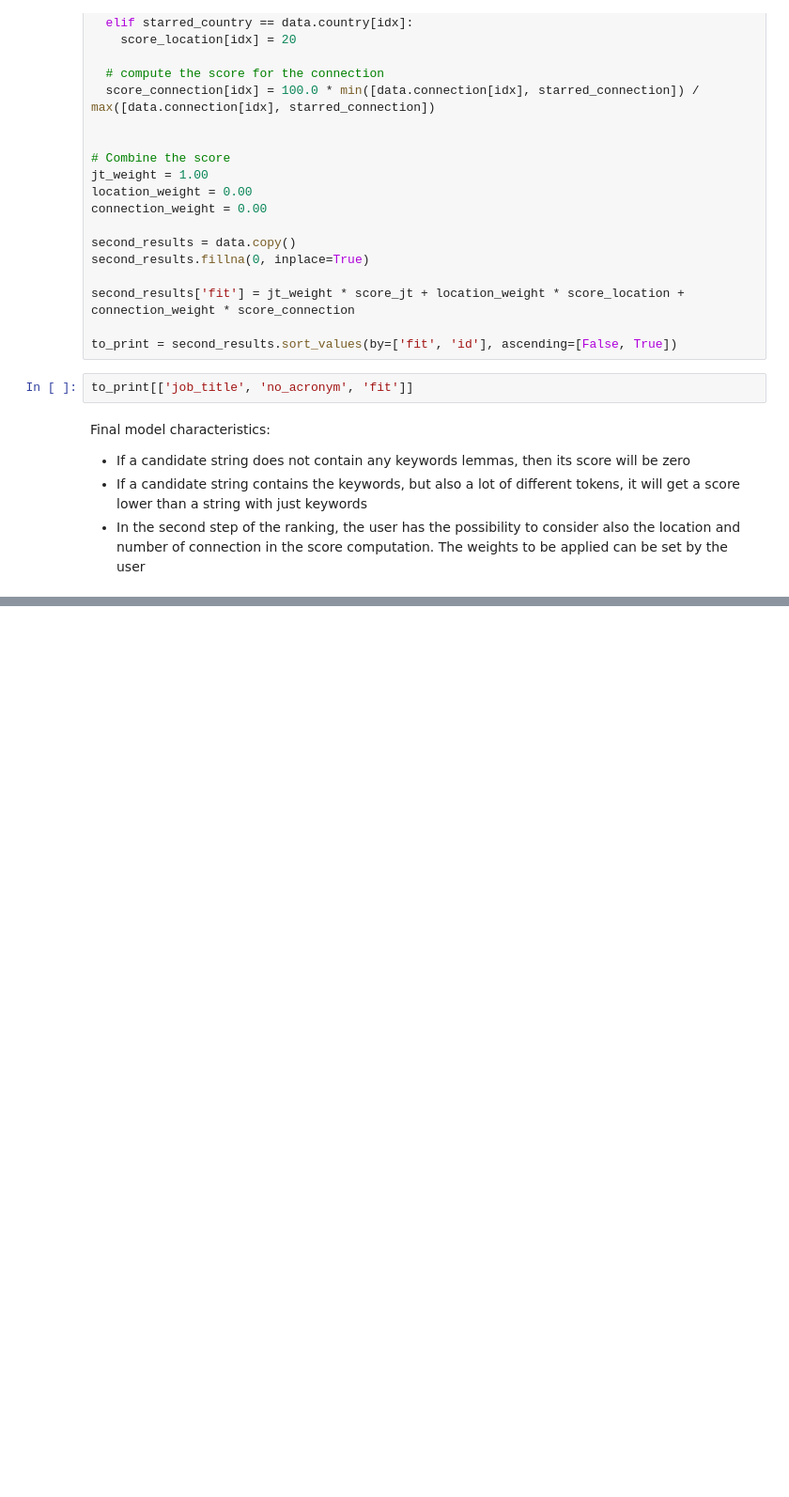
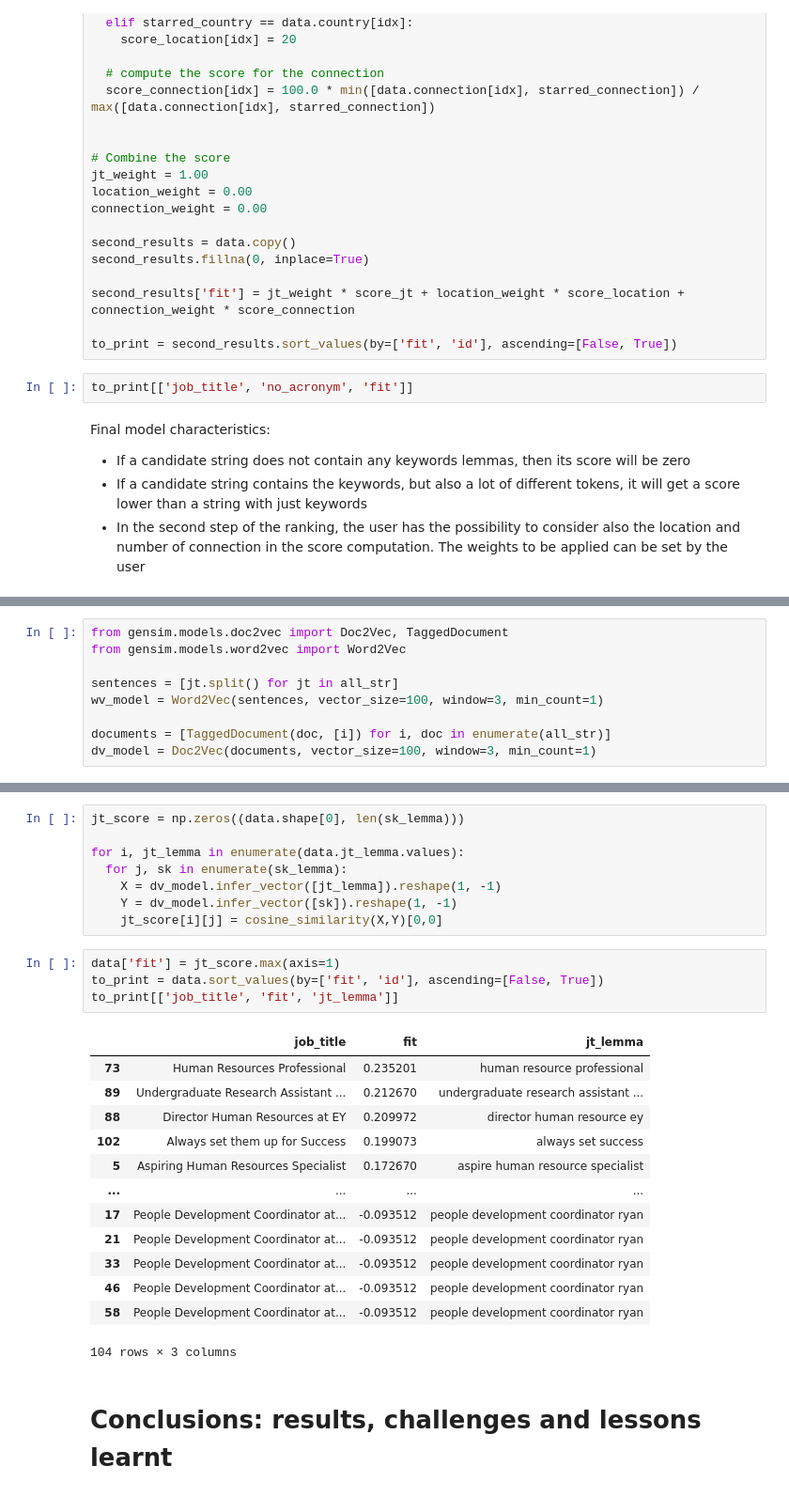
Before and after one commit to Ilvecho/Potential-Talent, a Jupyter notebook: P3_notebook.ipynb, the cells around one changed output, grey strips where cells are left out. Shown at 94% size. Drawn from its saved outputs; the diff is of its cells as text; blank space fills up the shorter version.

```diff
--- a/P3_notebook.ipynb
+++ b/P3_notebook.ipynb
@@ -1630,0 +1635,9 @@ Final model characteristics:
+# %%
+from gensim.models.doc2vec import Doc2Vec, TaggedDocument
+from gensim.models.word2vec import Word2Vec
+
+sentences = [jt.split() for jt in all_str]
+wv_model = Word2Vec(sentences, vector_size=100, window=3, min_count=1)
+
+documents = [TaggedDocument(doc, [i]) for i, doc in enumerate(all_str)]
+dv_model = Doc2Vec(documents, vector_size=100, window=3, min_count=1)
@@ -1630,0 +1664,28 @@ Final model characteristics:
+# %%
+jt_score = np.zeros((data.shape[0], len(sk_lemma)))
+
+for i, jt_lemma in enumerate(data.jt_lemma.values):
+  for j, sk in enumerate(sk_lemma):
+    X = dv_model.infer_vector([jt_lemma]).reshape(1, -1)
+    Y = dv_model.infer_vector([sk]).reshape(1, -1)
+    jt_score[i][j] = cosine_similarity(X,Y)[0,0]
+# %%
+data['fit'] = jt_score.max(axis=1)
+to_print = data.sort_values(by=['fit', 'id'], ascending=[False, True])
+to_print[['job_title', 'fit', 'jt_lemma']]
+# %% [output]
+|  | job_title | fit | jt_lemma |
+| 73 | Human Resources Professional | 0.235201 | human resource professional |
+| 89 | Undergraduate Research Assistant ... | 0.212670 | undergraduate research assistant ... |
+| 88 | Director Human Resources at EY | 0.209972 | director human resource ey |
+| 102 | Always set them up for Success | 0.199073 | always set success |
+| 5 | Aspiring Human Resources Specialist | 0.172670 | aspire human resource specialist |
+| ... | ... | ... | ... |
+| 17 | People Development Coordinator at... | -0.093512 | people development coordinator ryan |
+| 21 | People Development Coordinator at... | -0.093512 | people development coordinator ryan |
+| 33 | People Development Coordinator at... | -0.093512 | people development coordinator ryan |
+| 46 | People Development Coordinator at... | -0.093512 | people development coordinator ryan |
+| 58 | People Development Coordinator at... | -0.093512 | people development coordinator ryan |
+104 rows × 3 columns
+# %% [markdown]
+# Conclusions: results, challenges and lessons learnt
```
Also changed, not shown: parts of 38 cells of this notebook.
